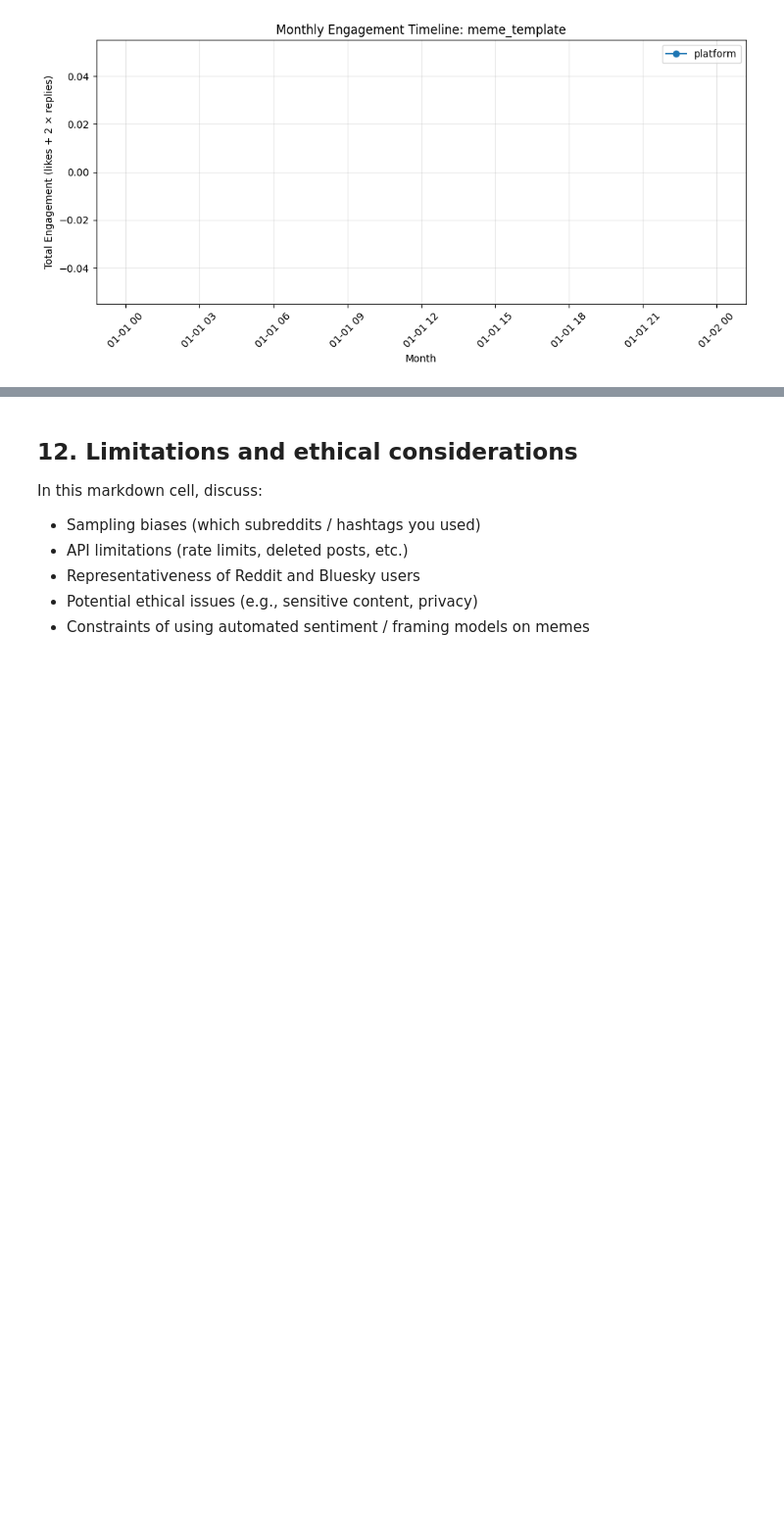
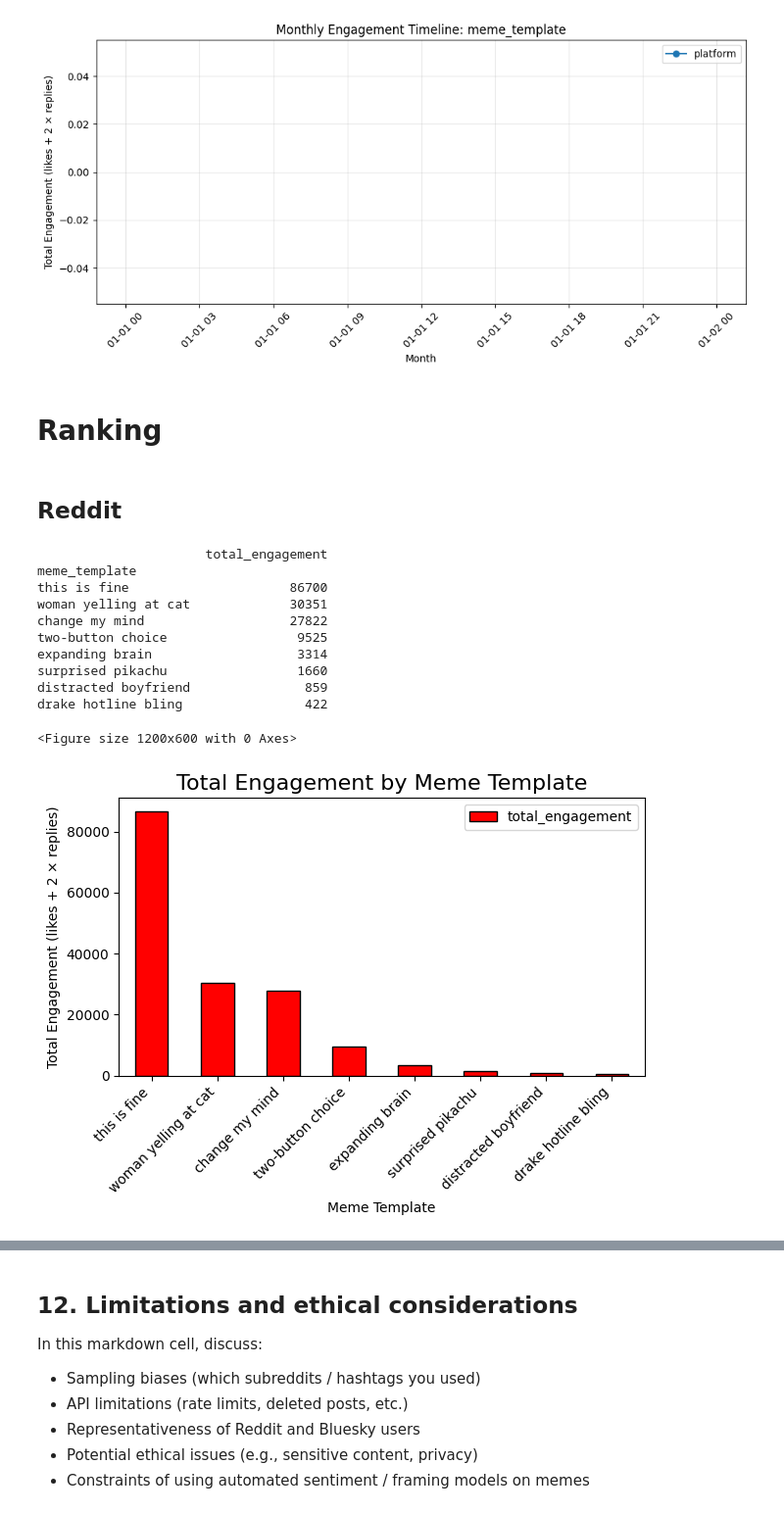
Before and after one commit to aksharabruno/meme-analysis-project, a Jupyter notebook: meme_project_outline.ipynb, the cells around one changed output, grey strips where cells are left out. Shown at 98% size. Saved outputs shown, nothing was run; the diff lists cells and outputs as text; code cells hidden in the pictures; blank space fills up the shorter version.

```diff
--- a/meme_project_outline.ipynb
+++ b/meme_project_outline.ipynb
@@ -1141,3 +1117,40 @@ for template in templates:
 [figure]
 [figure]
 [figure]
+# %% [markdown]
+# Ranking
+# %% [markdown]
+## Reddit
+# %%
+# Ranking for each meme
+reddit_meme_ranking = (
+    reddit_monthly.groupby("meme_template")
+           .agg(total_engagement=("total_engagement", "sum"))
+           .sort_values("total_engagement", ascending=False)
+)
+
+print(reddit_meme_ranking)
+
+plt.figure(figsize=(12, 6))
+reddit_meme_ranking.plot(kind="bar", color="red", edgecolor="black")
+
+plt.title("Total Engagement by Meme Template", fontsize=16)
+plt.xlabel("Meme Template")
+plt.ylabel("Total Engagement (likes + 2 × replies)")
+plt.xticks(rotation=45, ha="right")
+plt.tight_layout()
+
+plt.show()
+# %% [output]
+                      total_engagement
+meme_template
+this is fine                     86700
+woman yelling at cat             30351
+change my mind                   27822
+two-button choice                 9525
+expanding brain                   3314
+surprised pikachu                 1660
+distracted boyfriend               859
+drake hotline bling                422
+<Figure size 1200x600 with 0 Axes>
+[figure, added]
```
Also changed, not shown: parts of 9 cells of this notebook, 11 other files.
